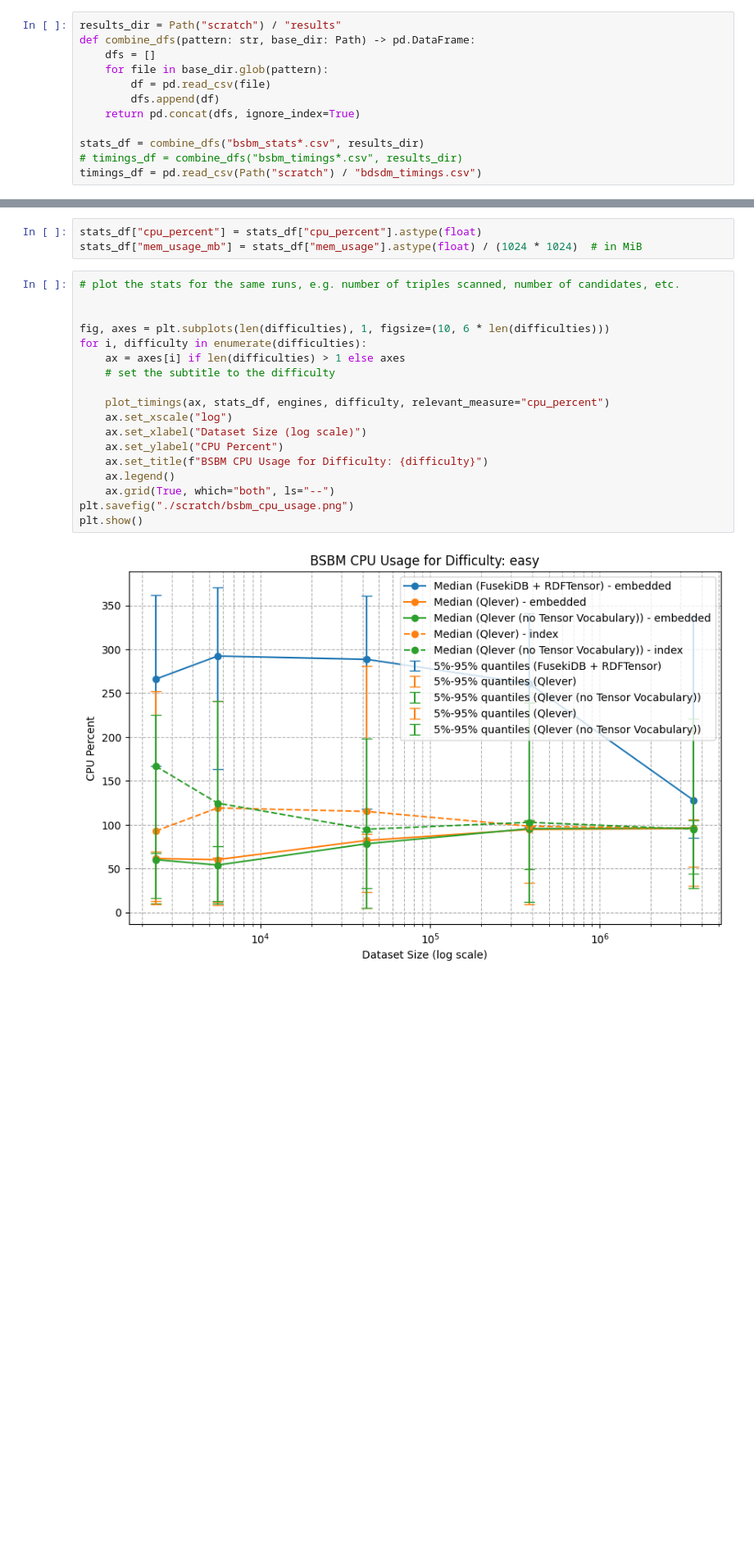
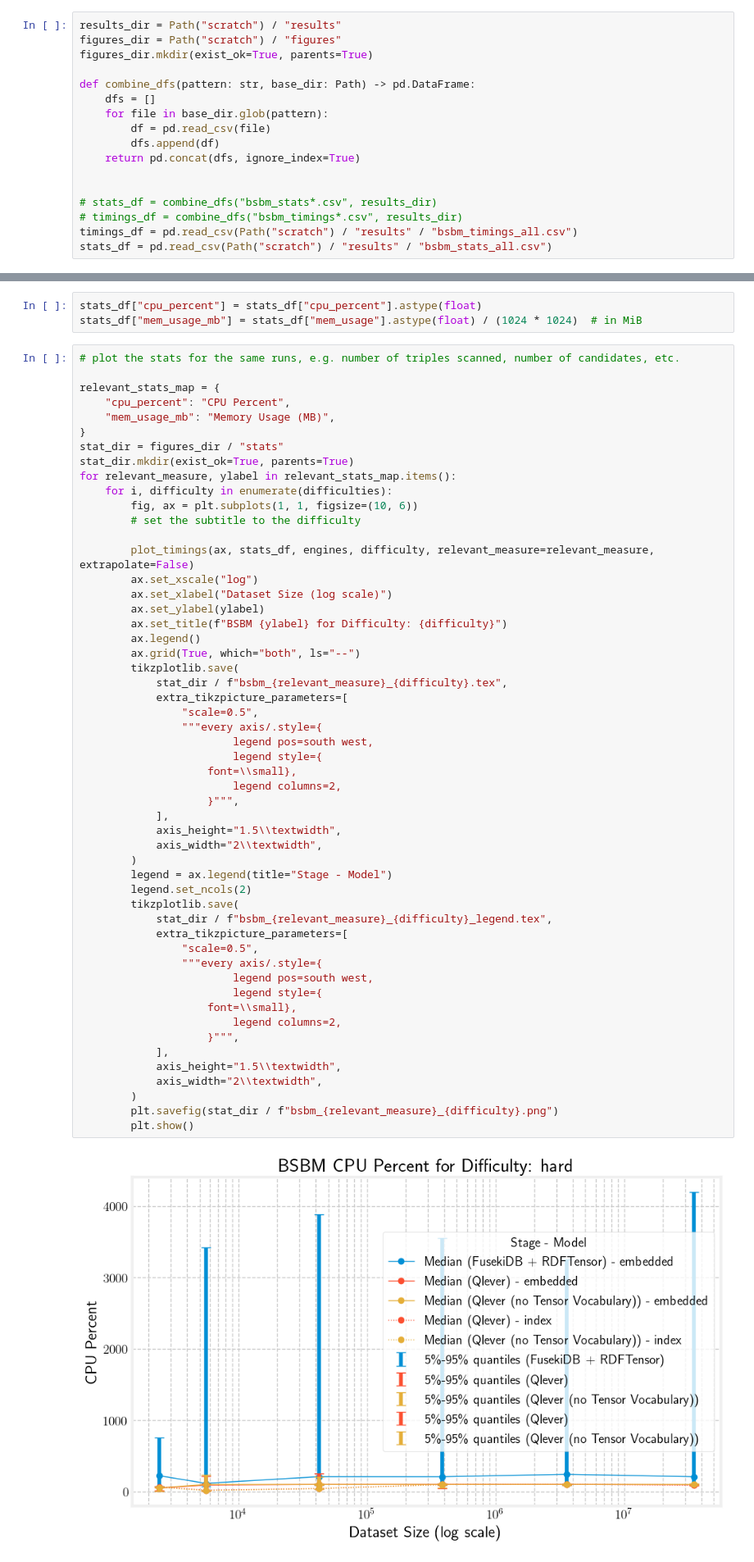
Before and after one commit to Dakantz/Dense-KG-Vector-DB, a Jupyter notebook: benchmarks/eval_timings_bsbm.ipynb, the cells around one changed output, grey strips where cells are left out. Shown at 82% size. Cells and saved outputs as stored; diff of their text form; blank space fills up the shorter version.

```diff
--- a/benchmarks/eval_timings_bsbm.ipynb
+++ b/benchmarks/eval_timings_bsbm.ipynb
@@ -10,6 +7,9 @@ from pathlib import Path
 import pandas as pd
 # %%
 results_dir = Path("scratch") / "results"
+figures_dir = Path("scratch") / "figures"
+figures_dir.mkdir(exist_ok=True, parents=True)
+
 def combine_dfs(pattern: str, base_dir: Path) -> pd.DataFrame:
     dfs = []
     for file in base_dir.glob(pattern):
@@ -17,9 +17,11 @@ def combine_dfs(pattern: str, base_dir: Path) -> pd.DataFrame:
         dfs.append(df)
     return pd.concat(dfs, ignore_index=True)
 
-stats_df = combine_dfs("bsbm_stats*.csv", results_dir)
+
+# stats_df = combine_dfs("bsbm_stats*.csv", results_dir)
 # timings_df = combine_dfs("bsbm_timings*.csv", results_dir)
-timings_df = pd.read_csv(Path("scratch") / "bdsdm_timings.csv")
+timings_df = pd.read_csv(Path("scratch") / "results" / "bsbm_timings_all.csv")
+stats_df = pd.read_csv(Path("scratch") / "results" / "bsbm_stats_all.csv")
 # %%
 timings_df
 # %% [output]
@@ -149,20 +434,55 @@ stats_df["mem_usage_mb"] = stats_df["mem_usage"].astype(float) / (1024 * 1024)
 # %%
 # plot the stats for the same runs, e.g. number of triples scanned, number of candidates, etc.
 
+relevant_stats_map = {
+    "cpu_percent": "CPU Percent",
+    "mem_usage_mb": "Memory Usage (MB)",
+}
+stat_dir = figures_dir / "stats"
+stat_dir.mkdir(exist_ok=True, parents=True)
+for relevant_measure, ylabel in relevant_stats_map.items():
+    for i, difficulty in enumerate(difficulties):
+        fig, ax = plt.subplots(1, 1, figsize=(10, 6))
+        # set the subtitle to the difficulty
 
-fig, axes = plt.subplots(len(difficulties), 1, figsize=(10, 6 * len(difficulties)))
-for i, difficulty in enumerate(difficulties):
-    ax = axes[i] if len(difficulties) > 1 else axes
-    # set the subtitle to the difficulty
-
-    plot_timings(ax, stats_df, engines, difficulty, relevant_measure="cpu_percent")
-    ax.set_xscale("log")
-    ax.set_xlabel("Dataset Size (log scale)")
-    ax.set_ylabel("CPU Percent")
-    ax.set_title(f"BSBM CPU Usage for Difficulty: {difficulty}")
-    ax.legend()
-    ax.grid(True, which="both", ls="--")
-plt.savefig("./scratch/bsbm_cpu_usage.png")
-plt.show()
+        plot_timings(ax, stats_df, engines, difficulty, relevant_measure=relevant_measure, extrapolate=False)
+        ax.set_xscale("log")
+        ax.set_xlabel("Dataset Size (log scale)")
+        ax.set_ylabel(ylabel)
+        ax.set_title(f"BSBM {ylabel} for Difficulty: {difficulty}")
+        ax.legend()
+        ax.grid(True, which="both", ls="--")
+        tikzplotlib.save(
+            stat_dir / f"bsbm_{relevant_measure}_{difficulty}.tex",
+            extra_tikzpicture_parameters=[
+                "scale=0.5",
+                """every axis/.style={
+                        legend pos=south west,
+                        legend style={
+                    font=\\small},
+                        legend columns=2,
+                    }""",
+            ],
+            axis_height="1.5\\textwidth",
+            axis_width="2\\textwidth",
+        )
+        legend = ax.legend(title="Stage - Model")
+        legend.set_ncols(2)
+        tikzplotlib.save(
+            stat_dir / f"bsbm_{relevant_measure}_{difficulty}_legend.tex",
+            extra_tikzpicture_parameters=[
+                "scale=0.5",
+                """every axis/.style={
+                        legend pos=south west,
+                        legend style={
+                    font=\\small},
+                        legend columns=2,
+                    }""",
+            ],
+            axis_height="1.5\\textwidth",
+            axis_width="2\\textwidth",
+        )
+        plt.savefig(stat_dir / f"bsbm_{relevant_measure}_{difficulty}.png")
+        plt.show()
 # %% [output]
-[figure, old version]
+[figure, new version]
```
Also changed, not shown: parts of 10 cells of this notebook, 14 other files.
